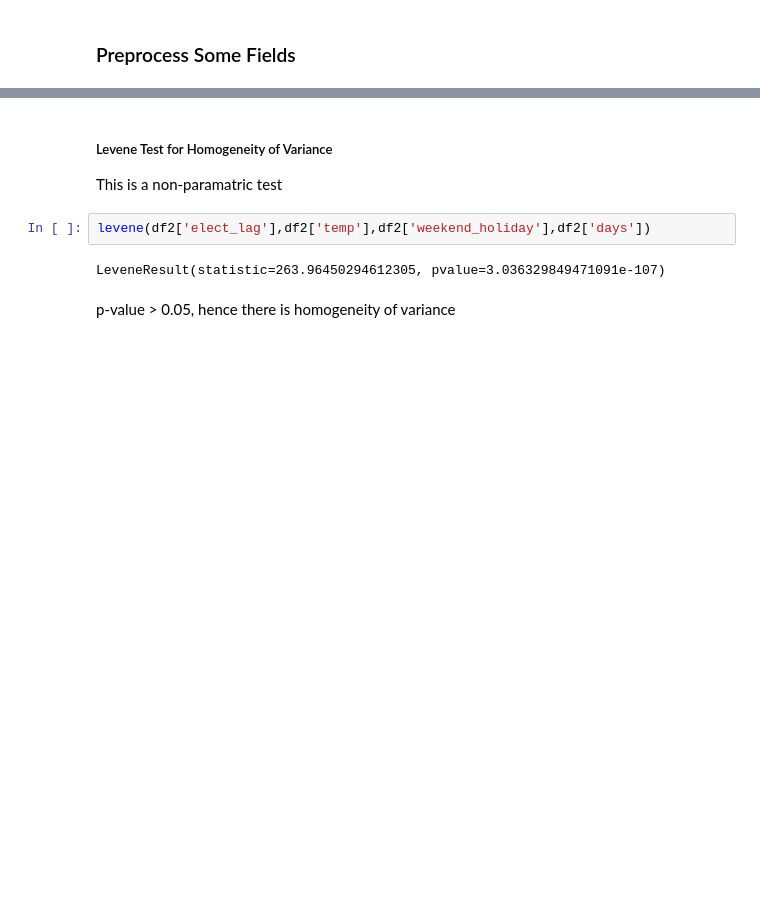
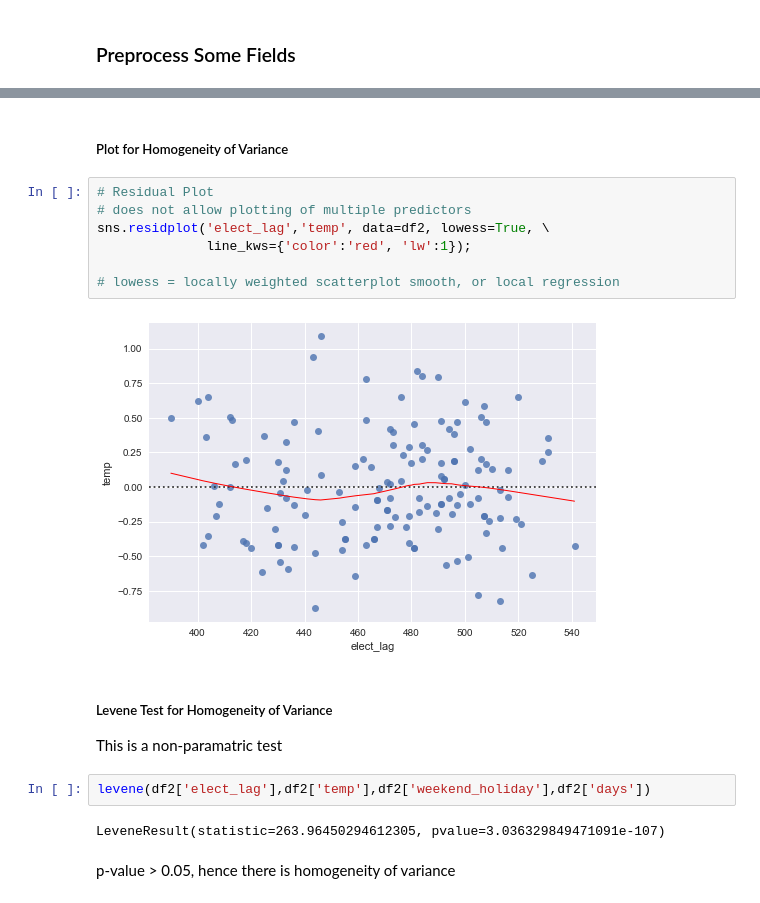
Before and after one commit to mapattacker/statistics, a Jupyter notebook: Regression.ipynb, the cells around one changed output, grey strips where cells are left out. Drawn from its saved outputs; the diff is of its cells as text; blank space fills up the shorter version.

```diff
--- a/Regression.ipynb
+++ b/Regression.ipynb
@@ -54,3 +70,14 @@ Linear Regression is a parametric test & requires the fulfilment of assumptions
+# %% [markdown]
+##### Plot for Homogeneity of Variance
+# %%
+# Residual Plot
+# does not allow plotting of multiple predictors
+sns.residplot('elect_lag','temp', data=df2, lowess=True, \
+              line_kws={'color':'red', 'lw':1});
+
+# lowess = locally weighted scatterplot smooth, or local regression
+# %% [output]
+[figure, added]
 # %% [markdown]
 ##### Levene Test for Homogeneity of Variance
 This is a non-paramatric test
```
Also changed, not shown: parts of 14 cells of this notebook, 1 other file.
